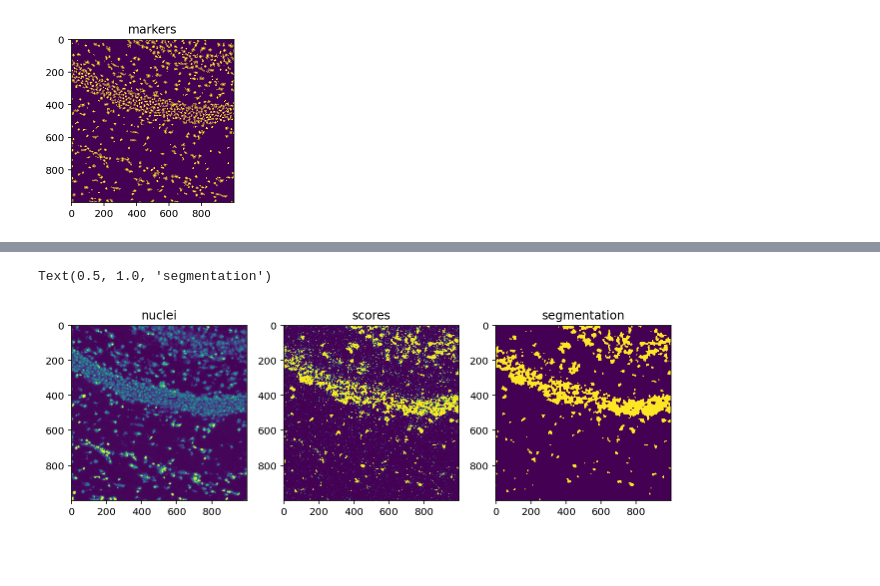
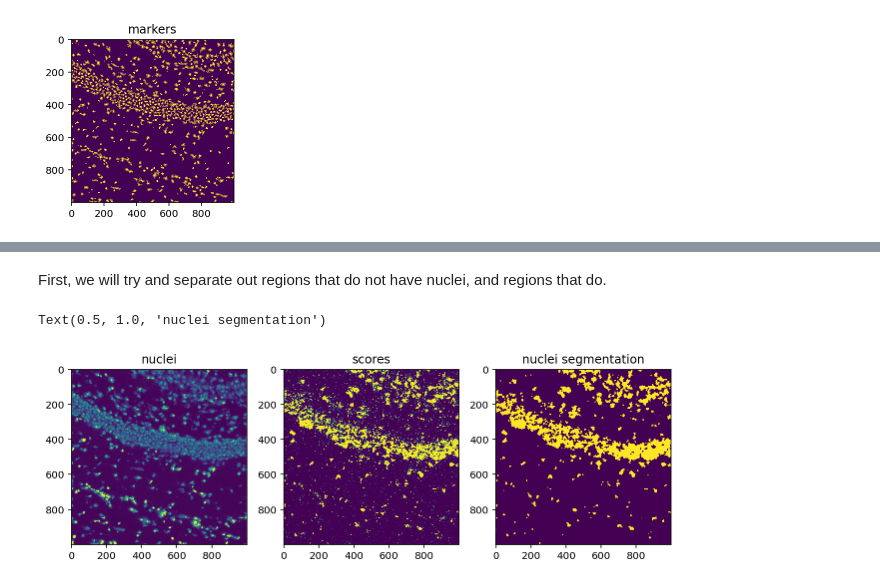
Before and after one commit to aristoteleo/spateo-notebooks, a Jupyter notebook: nuclei_segmentation.ipynb, the cells around one changed output, grey strips where cells are left out. Drawn from its saved outputs; the diff is of its cells as text; code cells hidden in the pictures; blank space fills up the shorter version.

```diff
--- a/nuclei_segmentation.ipynb
+++ b/nuclei_segmentation.ipynb
@@ -115,21 +116,25 @@ When stained nuclei are not available, it is possible to identify nuclei using i
+# %% [markdown]
+First, we will try and separate out regions that do not have nuclei, and regions that do.
 # %%
 scores = st.pp.segmentation.icell.score_pixels(
     intronic,
     k=5,
     method='EM+BP',
     em_kwargs=dict(downsample=100000),
     bp_kwargs=dict(n_threads=8, k=3, square=False, p=0.7, q=0.3),
 )
+thresholds = skimage.filters.threshold_multiotsu(scores)
+est_nuclei_mask = st.pp.segmentation.icell.apply_threshold(scores, 7, thresholds[0])
+
+fig, axes = plt.subplots(ncols=3, figsize=(9, 3), tight_layout=True)
+axes[0].imshow(tif)
+axes[0].set_title('nuclei')
+
+axes[1].imshow(scores)
+axes[1].set_title('scores')
+
+axes[2].imshow(est_nuclei_mask)
+axes[2].set_title('nuclei segmentation')
+# %% [output]
+Text(0.5, 1.0, 'nuclei segmentation')
+[figure, added]
-# %%
-nuclei = st.pp.segmentation.icell.apply_threshold(scores, 7, skimage.filters.threshold_otsu(scores))
-
-fig, axes = plt.subplots(ncols=3, figsize=(9, 3), tight_layout=True)
-axes[0].imshow(tif)
-axes[0].set_title('nuclei')
-axes[1].imshow(scores, vmin=0, vmax=1)
-axes[1].set_title('scores')
-axes[2].imshow(nuclei, vmin=0, vmax=1)
-axes[2].set_title('segmentation')
-# %% [output]
-Text(0.5, 1.0, 'segmentation')
-[figure, removed]
```
Also changed, not shown: parts of 19 cells of this notebook.
